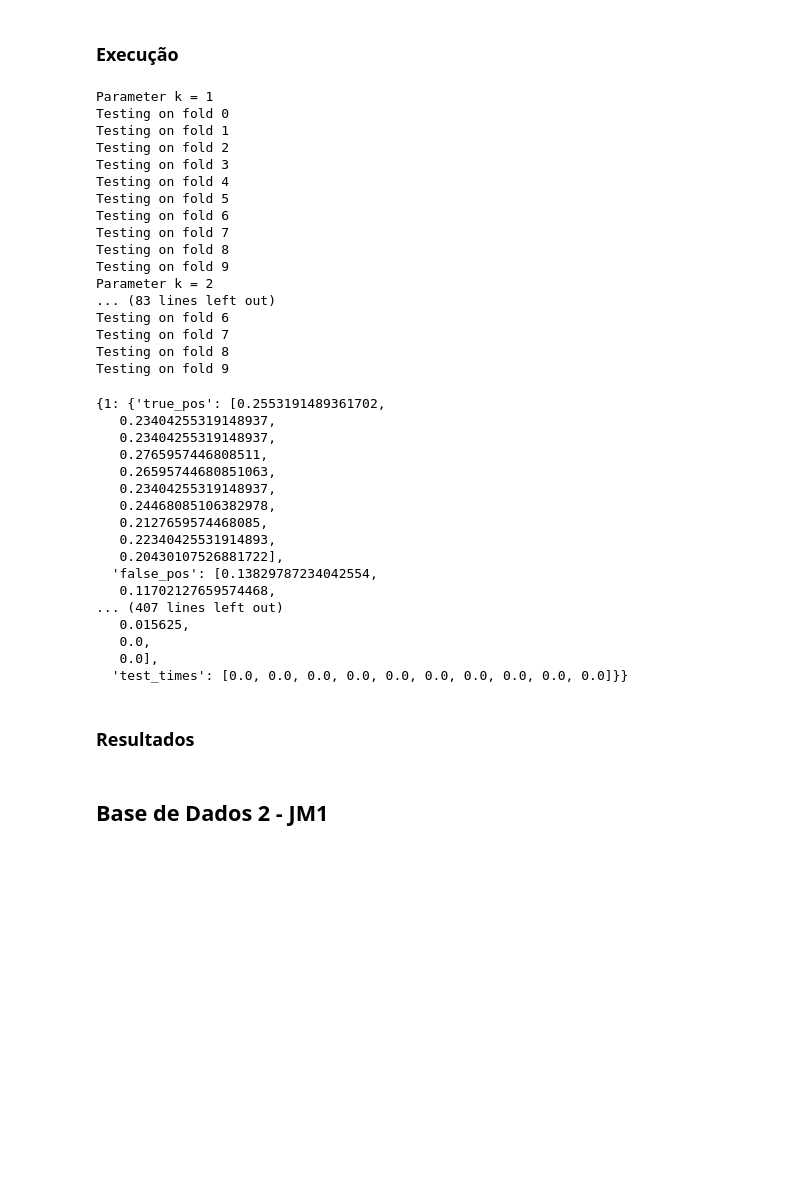
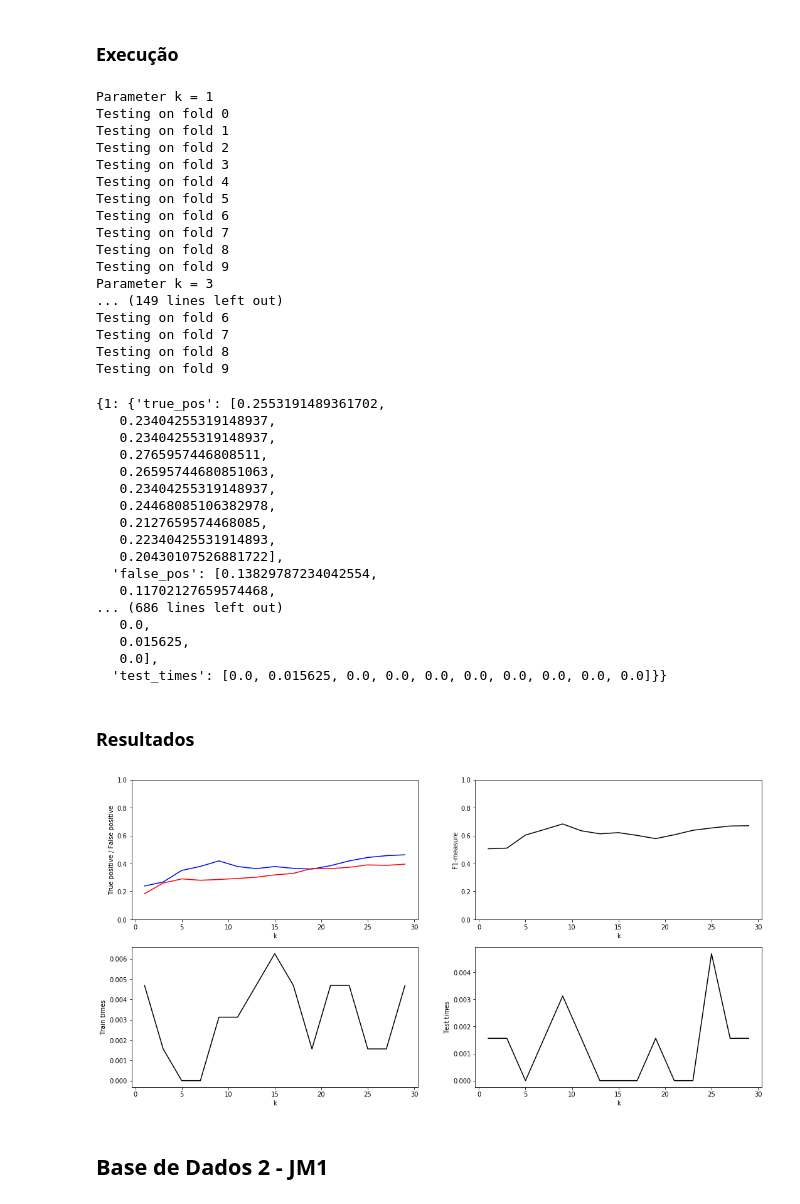
Before and after one commit to Alexsandro-Vitor/Aprendizagem-de-Maquina-Lista-3, a Jupyter notebook: Lista 3 - One Class Classification.ipynb, the cells around one changed output. Cells and saved outputs as stored; diff of their text form; code cells hidden in the pictures; blank space fills up the shorter version.

Commit message:
Add test charts

```diff
--- a/Lista 3 - One Class Classification.ipynb
+++ b/Lista 3 - One Class Classification.ipynb
@@ -196,7 +196,7 @@ folds = k_fold(classes, k = 10)
 ### Execução
 # %%
 kdist = KDistance()
-cm1_results = experiment(kdist, folds)
+cm1_results = experiment(kdist, folds, kVariations = [1, 3, 5, 7, 9, 11, 13, 15, 17, 19, 21, 23, 25, 27, 29])
 cm1_results
 # %% [output]
 Parameter k = 1
@@ -210,8 +210,8 @@ Testing on fold 6
 Testing on fold 7
 Testing on fold 8
 Testing on fold 9
-Parameter k = 2
-... (83 lines left out)
+Parameter k = 3
+... (149 lines left out)
 Testing on fold 6
 Testing on fold 7
 Testing on fold 8
@@ -228,13 +228,40 @@ Testing on fold 9
    0.20430107526881722],
   'false_pos': [0.13829787234042554,
    0.11702127659574468,
-... (407 lines left out)
+... (686 lines left out)
+   0.0,
    0.015625,
-   0.0,
    0.0],
-  'test_times': [0.0, 0.0, 0.0, 0.0, 0.0, 0.0, 0.0, 0.0, 0.0, 0.0]}}
+  'test_times': [0.0, 0.015625, 0.0, 0.0, 0.0, 0.0, 0.0, 0.0, 0.0, 0.0]}}
 # %% [markdown]
 ### Resultados
+# %%
+fig, axes = plt.subplots(2, 2, figsize=(18, 9))
+kVariations =  [1, 3, 5, 7, 9, 11, 13, 15, 17, 19, 21, 23, 25, 27, 29]
+
+axes[0,0].plot(kVariations, [mean(cm1_results[i]['true_pos']) for i in kVariations], 'b')
+axes[0,0].plot(kVariations, [mean(cm1_results[i]['false_pos']) for i in kVariations], 'r')
+axes[0,1].plot(kVariations, [mean(cm1_results[i]['f1']) for i in kVariations], 'k')
+axes[1,0].plot(kVariations, [mean(cm1_results[i]['train_times']) for i in kVariations], 'k')
+axes[1,1].plot(kVariations, [mean(cm1_results[i]['test_times']) for i in kVariations], 'k')
+
+axes[0,0].set_xlabel('k')
+axes[0,0].set_ylabel('True positive / False positive')
+axes[0,0].set_ylim(0, 1)
+
+axes[0,1].set_xlabel('k')
+axes[0,1].set_ylabel('F1-measure')
+axes[0,1].set_ylim(0, 1)
+
+axes[1,0].set_xlabel('k')
+axes[1,0].set_ylabel('Train times')
+
+axes[1,1].set_xlabel('k')
+axes[1,1].set_ylabel('Test times')
+
+plt.show()
+# %% [output]
+[figure, added]
 # %% [markdown]
 ## Base de Dados 2 - JM1
 # %% [markdown]
```
Also changed, not shown: parts of 2 cells of this notebook.
